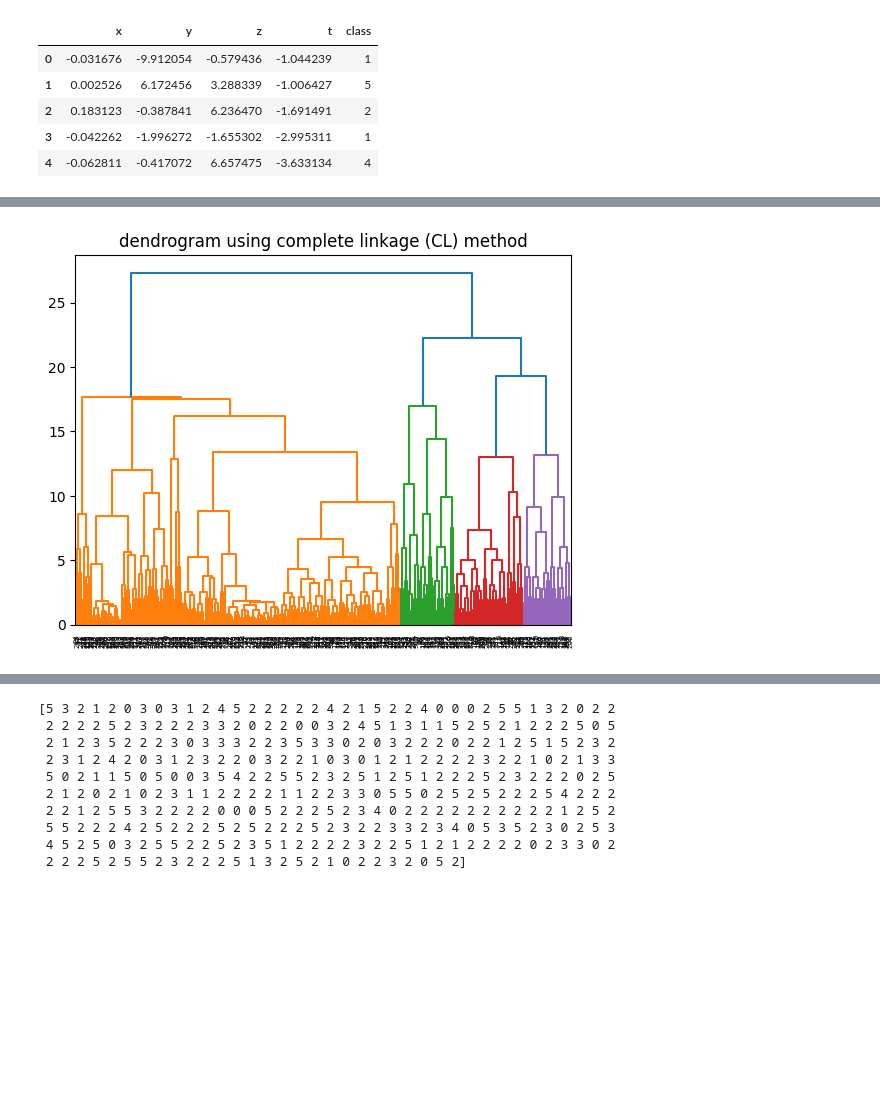
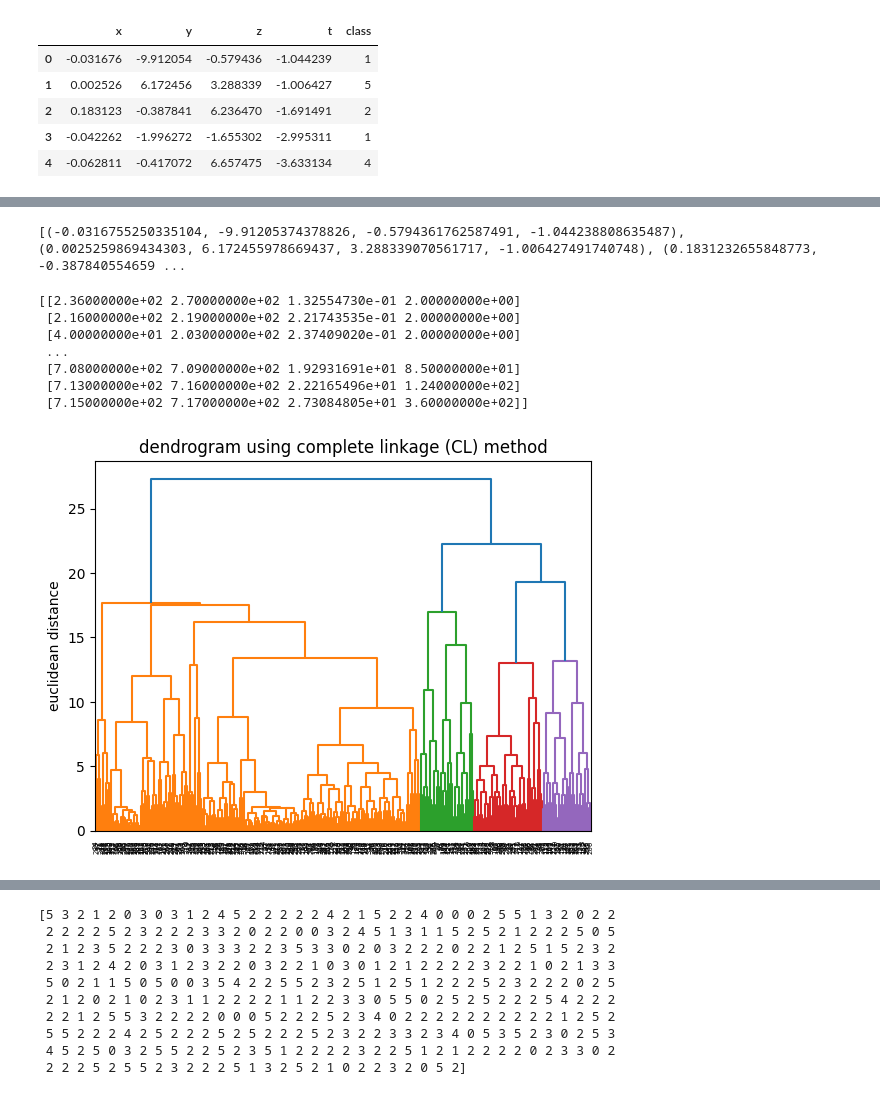
Before and after one commit to YoussefEzz/Unsupervised-learning, a Jupyter notebook: AHC.ipynb, the cells around one changed output, grey strips where cells are left out. Saved outputs shown, nothing was run; the diff lists cells and outputs as text; code cells hidden in the pictures; blank space fills up the shorter version.

```diff
--- a/AHC.ipynb
+++ b/AHC.ipynb
@@ -49,16 +49,28 @@ class_ = np.array(df[df.columns[4]])
 #Turn the data into a set of points:
 
 data = list(zip(x, y, z, t))
+print(data)
+# %% [output]
+[(-0.0316755250335104, -9.91205374378826, -0.5794361762587491, -1.044238808635487), (0.0025259869434303, 6.172455978669437, 3.288339070561717, -1.006427491740748), (0.1831232655848773, -0.387840554659 ...
 # %%
 from scipy.cluster.hierarchy import dendrogram, linkage
 
 #visualize the dendrogram using complete linkage (CL) method .
 linkage_data = linkage(data, method='complete', metric='euclidean')
+print(linkage_data)
 dendrogram(linkage_data)
 plt.title("dendrogram using complete linkage (CL) method")
+plt.ylabel("euclidean distance")
 plt.show()
 # %% [output]
+[[2.36000000e+02 2.70000000e+02 1.32554730e-01 2.00000000e+00]
+ [2.16000000e+02 2.19000000e+02 2.21743535e-01 2.00000000e+00]
+ [4.00000000e+01 2.03000000e+02 2.37409020e-01 2.00000000e+00]
+ ...
+ [7.08000000e+02 7.09000000e+02 1.92931691e+01 8.50000000e+01]
+ [7.13000000e+02 7.16000000e+02 2.22165496e+01 1.24000000e+02]
+ [7.15000000e+02 7.17000000e+02 2.73084805e+01 3.60000000e+02]]
-[figure, old version]
+[figure, new version]
 # %%
 from scipy.cluster.hierarchy import dendrogram, linkage
 
```
Also changed, not shown: parts of 1 cell of this notebook, 1 other file.
